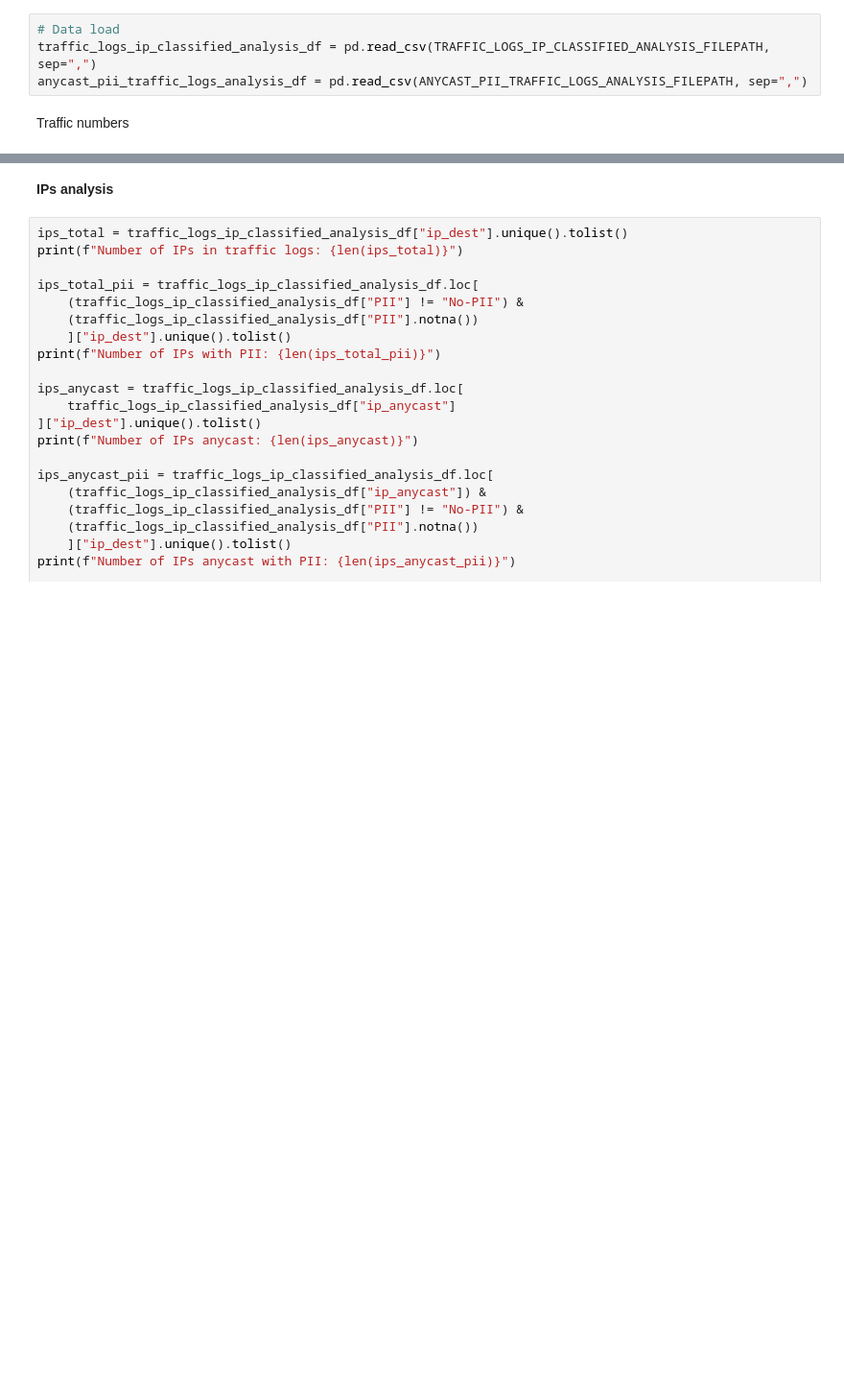
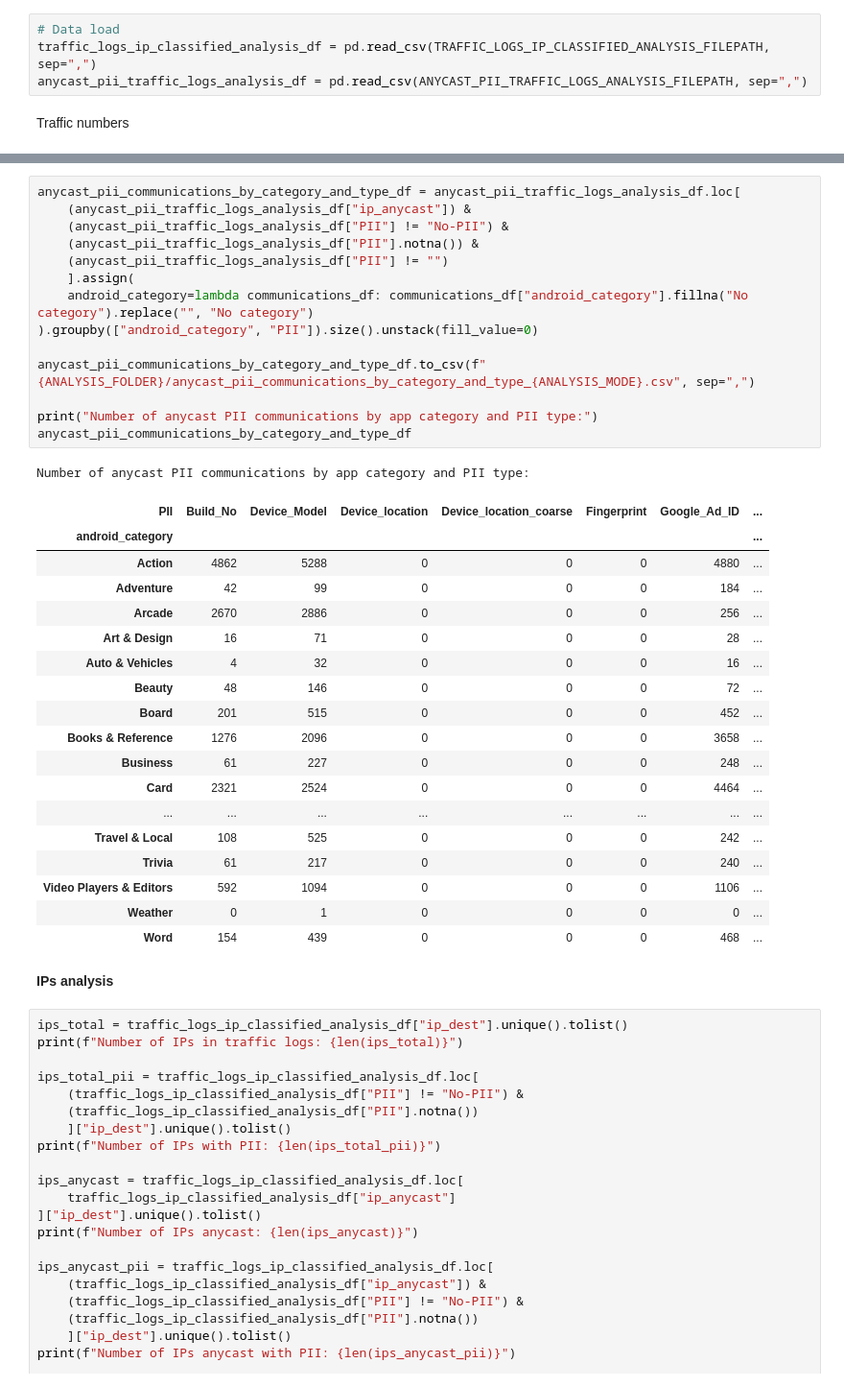
Before and after one commit to STRAST-UPM/hunter_experiment_anycast_europe, a Jupyter notebook: experiment_analysis.ipynb, the cells around one changed output, grey strips where cells are left out. Shown at 96% size. Saved outputs shown, nothing was run; the diff lists cells and outputs as text; blank space fills up the shorter version.

```diff
--- a/experiment_analysis.ipynb
+++ b/experiment_analysis.ipynb
@@ -574,3 +640,37 @@ Number of anycast connections intercepted: 195786
+# %%
+anycast_pii_communications_by_category_and_type_df = anycast_pii_traffic_logs_analysis_df.loc[
+    (anycast_pii_traffic_logs_analysis_df["ip_anycast"]) &
+    (anycast_pii_traffic_logs_analysis_df["PII"] != "No-PII") &
+    (anycast_pii_traffic_logs_analysis_df["PII"].notna()) &
+    (anycast_pii_traffic_logs_analysis_df["PII"] != "")
+    ].assign(
+    android_category=lambda communications_df: communications_df["android_category"].fillna("No category").replace("", "No category")
+).groupby(["android_category", "PII"]).size().unstack(fill_value=0)
+
+anycast_pii_communications_by_category_and_type_df.to_csv(f"{ANALYSIS_FOLDER}/anycast_pii_communications_by_category_and_type_{ANALYSIS_MODE}.csv", sep=",")
+
+print("Number of anycast PII communications by app category and PII type:")
+anycast_pii_communications_by_category_and_type_df
+# %% [output]
+Number of anycast PII communications by app category and PII type:
+| PII | Build_No | Device_Model | Device_location | Device_location_coarse | Fingerprint | Google_Ad_ID | ... |
+| android_category |  |  |  |  |  |  | ... |
+| Action | 4862 | 5288 | 0 | 0 | 0 | 4880 | ... |
+| Adventure | 42 | 99 | 0 | 0 | 0 | 184 | ... |
+| Arcade | 2670 | 2886 | 0 | 0 | 0 | 256 | ... |
+| Art & Design | 16 | 71 | 0 | 0 | 0 | 28 | ... |
+| Auto & Vehicles | 4 | 32 | 0 | 0 | 0 | 16 | ... |
+| Beauty | 48 | 146 | 0 | 0 | 0 | 72 | ... |
+| Board | 201 | 515 | 0 | 0 | 0 | 452 | ... |
+| Books & Reference | 1276 | 2096 | 0 | 0 | 0 | 3658 | ... |
+| Business | 61 | 227 | 0 | 0 | 0 | 248 | ... |
+| Card | 2321 | 2524 | 0 | 0 | 0 | 4464 | ... |
+| ... | ... | ... | ... | ... | ... | ... | ... |
+| Travel & Local | 108 | 525 | 0 | 0 | 0 | 242 | ... |
+| Trivia | 61 | 217 | 0 | 0 | 0 | 240 | ... |
+| Video Players & Editors | 592 | 1094 | 0 | 0 | 0 | 1106 | ... |
+| Weather | 0 | 1 | 0 | 0 | 0 | 0 | ... |
+| Word | 154 | 439 | 0 | 0 | 0 | 468 | ... |
 # %% [markdown]
 **IPs analysis**
 # %%
```
Also changed, not shown: parts of 3 cells of this notebook, 2 other files.
